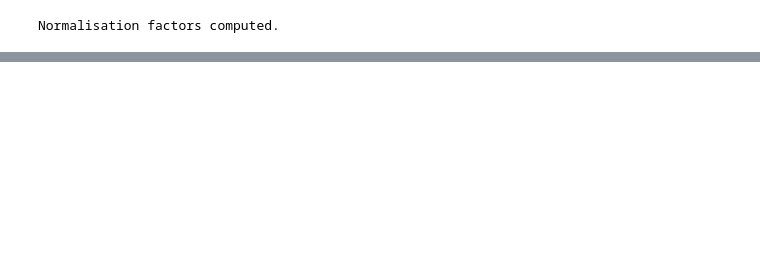
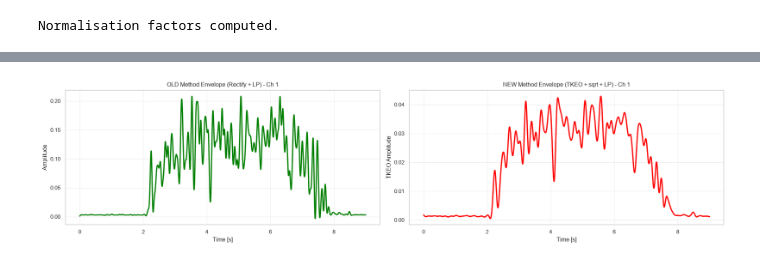
Before and after one commit to MohammadMahdi-Sharifbeigy/eeg-emg-grasp-decoder, a Jupyter notebook: main.ipynb, the cells around one changed output, grey strips where cells are left out. Saved outputs shown, nothing was run; the diff lists cells and outputs as text; code cells hidden in the pictures; blank space fills up the shorter version.

Commit message:
feat: implement EMG TKEO envelop extraction

```diff
--- a/main.ipynb
+++ b/main.ipynb
@@ -285,0 +307,92 @@ Model and loss built successfully.
+# %%
+import matplotlib.pyplot as plt
+from main.dataloader import load_hs
+from main.preprocessing_emg_kin import preprocess_emg_from_config
+from main.plots import plot_emg_envelope_overlay
+
+# 1. Load the continuous series dictionary
+data_path = "data/way-eeg/raw/P1/HS_P1_S1.mat" # Adjust as needed
+hs_data = load_hs(data_path)
+emg_raw = hs_data["emg"]
+fs_raw = float(hs_data["fs_emg"])
+fs_env = 500.0  # Standard downsampled rate
+
+# 2. Process with the Old Method (Rectify + Lowpass)
+cfg_old = {"bp_low": 30.0, "bp_high": 300.0, "lp_cutoff": 10.0, "use_tkeo": False}
+emg_old = preprocess_emg_from_config(emg_raw, fs=fs_raw, cfg=cfg_old)
+
+# 3. Process with the New Method (TKEO + Lowpass)
+# Change the lp_cutoff from 10.0 to 3.0 (or 5.0) to aggressively smooth the envelope!
+cfg_new = {"bp_low": 30.0, "bp_high": 300.0, "lp_cutoff": 6.0, "use_tkeo": True}
+emg_tkeo = preprocess_emg_from_config(emg_raw, fs=fs_raw, cfg=cfg_new)
+
+# ==========================================
+# 4. Slice a 20-second window
+# ==========================================
+start_sec = 0
+end_sec = 9
+
+# Calculate array indices based on sampling rates
+start_idx_raw, end_idx_raw = int(start_sec * fs_raw), int(end_sec * fs_raw)
+start_idx_env, end_idx_env = int(start_sec * fs_env), int(end_sec * fs_env)
+
+# Apply slices
+emg_raw_slice = emg_raw[start_idx_raw:end_idx_raw]
+emg_old_slice = emg_old[start_idx_env:end_idx_env]
+emg_tkeo_slice = emg_tkeo[start_idx_env:end_idx_env]
+
+
+# 5. Plot using the built-in overlay function
+channel = 0  # Change this to view different muscles
+
+# Set up a figure with 2 subplots (side-by-side)
+fig, (ax1, ax2) = plt.subplots(1, 2, figsize=(16, 4))
+time_env = np.linspace(start_sec, end_sec, len(emg_tkeo_slice))
+
+# ----------------------------------------------------
+# 1. Plot the OLD Method Envelope (Rectification)
+# ----------------------------------------------------
+ax1.plot(time_env, emg_old_slice[:, channel], color="green", linewidth=2.0)
+ax1.set_title(f"OLD Method Envelope (Rectify + LP) - Ch {channel + 1}")
+ax1.set_xlabel("Time [s]")
+ax1.set_ylabel("Amplitude")
+ax1.grid(True, alpha=0.3)
+
+# ----------------------------------------------------
+# 2. Plot the NEW Method Envelope (TKEO)
+# ----------------------------------------------------
+ax2.plot(time_env, emg_tkeo_slice[:, channel], color="red", linewidth=2.0)
+ax2.set_title(f"NEW Method Envelope (TKEO + sqrt + LP) - Ch {channel + 1}")
+ax2.set_xlabel("Time [s]")
+ax2.set_ylabel("TKEO Amplitude")
+ax2.grid(True, alpha=0.3)
+
+plt.tight_layout()
+plt.show()
+
+
+# Overlay for the Old Method (First 20s)
+fig1 = plot_emg_envelope_overlay(
+    raw_emg=emg_raw_slice,
+    env_emg=emg_old_slice,
+    fs_raw=fs_raw,
+    fs_env=fs_env,
+    channel_idx=channel,
+    title=f"Old Method (Rectify) Envelope - Ch {channel + 1} ({start_sec}s - {end_sec}s)"
+)
+
+# Overlay for the New TKEO Method (First 20s)
+empirical_scale_factor = 6.0
+emg_tkeo_scaled_for_overlay = emg_tkeo_slice * empirical_scale_factor
+
+fig2 = plot_emg_envelope_overlay(
+    raw_emg=emg_raw_slice,
+    env_emg=emg_tkeo_scaled_for_overlay,
+    fs_raw=fs_raw,
+    fs_env=fs_env,
+    channel_idx=channel,
+    title=f"New Method (TKEO) Overlay (Scaled by {empirical_scale_factor}x for Visualization)"
+)
+plt.show()
+# %% [output]
+[figure, added]
```
Also changed, not shown: parts of 9 cells of this notebook, 9 other files.
